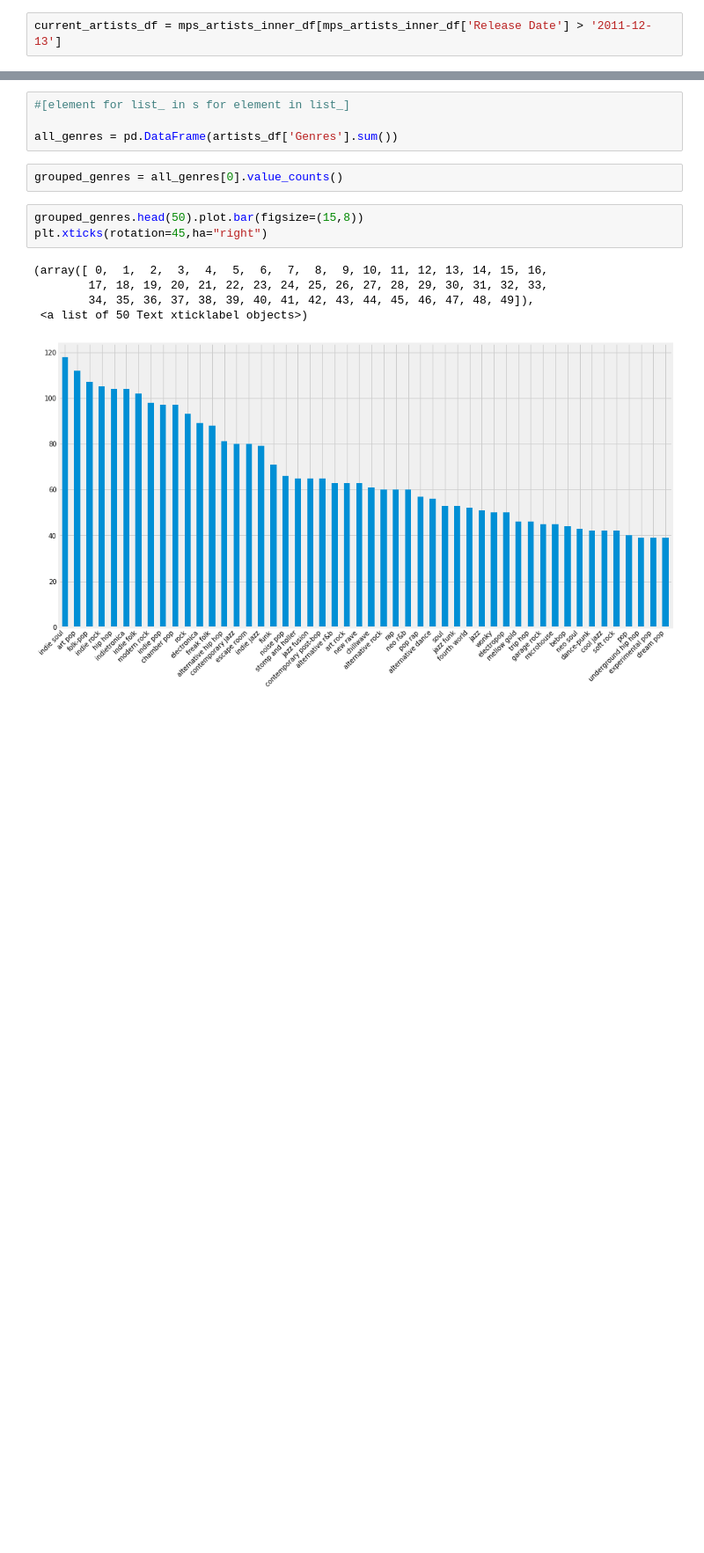
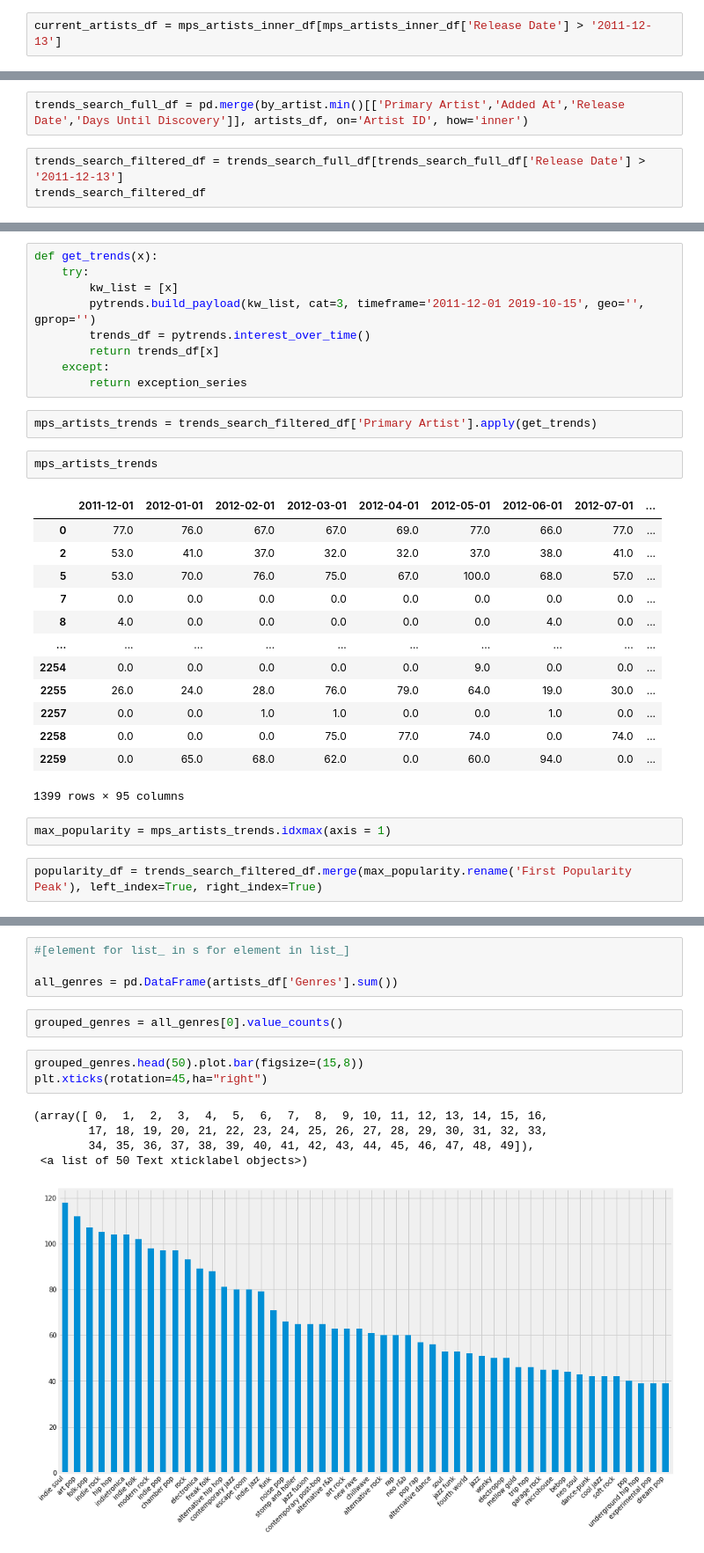
Before and after one commit to 2116kbps/artist-popularity-eda, a Jupyter notebook: Artist Popularity EDA.ipynb, the cells around one changed output, grey strips where cells are left out. Shown at 88% size. Drawn from its saved outputs; the diff is of its cells as text; blank space fills up the shorter version.

```diff
--- a/Artist Popularity EDA.ipynb
+++ b/Artist Popularity EDA.ipynb
@@ -270,0 +282,5 @@ Text(0.5, 1.0, 'Artist Popularity vs Followers on Spotify')
+# %%
+trends_search_full_df = pd.merge(by_artist.min()[['Primary Artist','Added At','Release Date','Days Until Discovery']], artists_df, on='Artist ID', how='inner')
+# %%
+trends_search_filtered_df = trends_search_full_df[trends_search_full_df['Release Date'] > '2011-12-13']
+trends_search_filtered_df
@@ -270,0 +304,31 @@ Text(0.5, 1.0, 'Artist Popularity vs Followers on Spotify')
+# %%
+def get_trends(x):
+    try:
+        kw_list = [x]
+        pytrends.build_payload(kw_list, cat=3, timeframe='2011-12-01 2019-10-15', geo='', gprop='')
+        trends_df = pytrends.interest_over_time()
+        return trends_df[x]
+    except:
+        return exception_series
+# %%
+mps_artists_trends = trends_search_filtered_df['Primary Artist'].apply(get_trends)
+# %%
+mps_artists_trends
+# %% [output]
+|  | 2011-12-01 | 2012-01-01 | 2012-02-01 | 2012-03-01 | 2012-04-01 | 2012-05-01 | 2012-06-01 | 2012-07-01 | ... |
+| 0 | 77.0 | 76.0 | 67.0 | 67.0 | 69.0 | 77.0 | 66.0 | 77.0 | ... |
+| 2 | 53.0 | 41.0 | 37.0 | 32.0 | 32.0 | 37.0 | 38.0 | 41.0 | ... |
+| 5 | 53.0 | 70.0 | 76.0 | 75.0 | 67.0 | 100.0 | 68.0 | 57.0 | ... |
+| 7 | 0.0 | 0.0 | 0.0 | 0.0 | 0.0 | 0.0 | 0.0 | 0.0 | ... |
+| 8 | 4.0 | 0.0 | 0.0 | 0.0 | 0.0 | 0.0 | 4.0 | 0.0 | ... |
+| ... | ... | ... | ... | ... | ... | ... | ... | ... | ... |
+| 2254 | 0.0 | 0.0 | 0.0 | 0.0 | 0.0 | 9.0 | 0.0 | 0.0 | ... |
+| 2255 | 26.0 | 24.0 | 28.0 | 76.0 | 79.0 | 64.0 | 19.0 | 30.0 | ... |
+| 2257 | 0.0 | 0.0 | 1.0 | 1.0 | 0.0 | 0.0 | 1.0 | 0.0 | ... |
+| 2258 | 0.0 | 0.0 | 0.0 | 75.0 | 77.0 | 74.0 | 0.0 | 74.0 | ... |
+| 2259 | 0.0 | 65.0 | 68.0 | 62.0 | 0.0 | 60.0 | 94.0 | 0.0 | ... |
+1399 rows × 95 columns
+# %%
+max_popularity = mps_artists_trends.idxmax(axis = 1)
+# %%
+popularity_df = trends_search_filtered_df.merge(max_popularity.rename('First Popularity Peak'), left_index=True, right_index=True)
```
Also changed, not shown: parts of 23 cells of this notebook, 9 other files.
